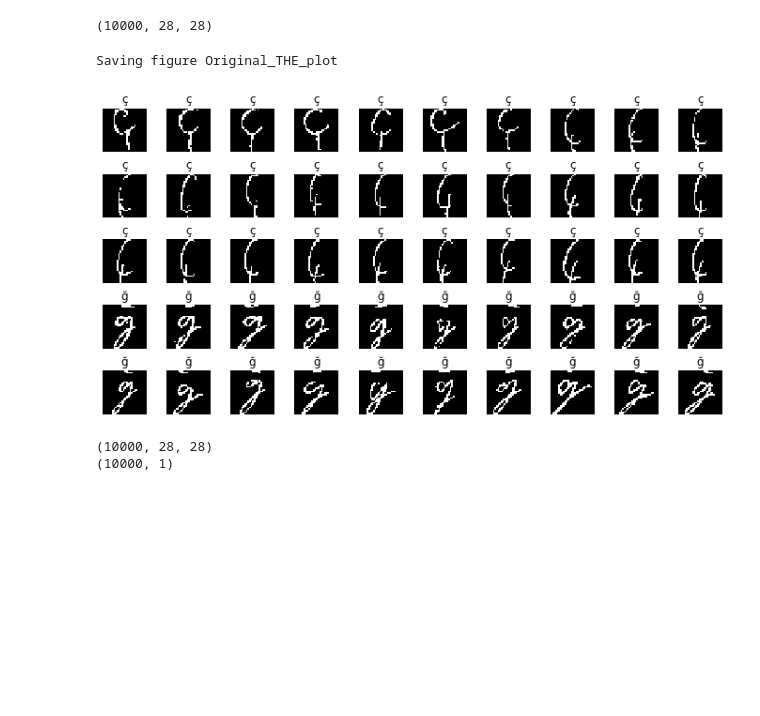
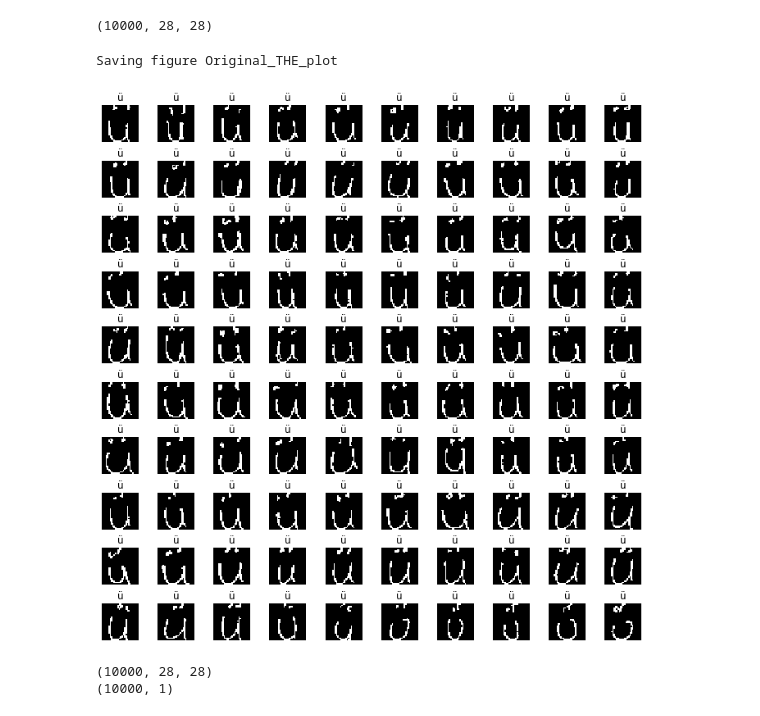
Before and after one commit to abodaotabashi/turkaracter, a Jupyter notebook: DataPreparation.ipynb, the cells around one changed output. Cells and saved outputs as stored; diff of their text form; code cells hidden in the pictures; blank space fills up the shorter version.

```diff
--- a/DataPreparation.ipynb
+++ b/DataPreparation.ipynb
@@ -86,9 +86,9 @@ def decodeLabel(value):
             71:252  #ü
         }
         return (chr(turkishDecoder.get(value)))
-    elif value > 71:
-        # Labels for punctuation marks
-        return 0
+    # elif value > 71:
+    #     # Labels for punctuation marks
+    #     return 0
 # %% [markdown]
 #### 0.1.3. Display the Image in the notebook instead of independent window (With the help of Matplotlib)
 # %%
@@ -733,22 +824,22 @@ print(X_the_original.shape)
 # %% [output]
 (10000, 28, 28)
 # %%
-n_rows = 5
+n_rows = 10
 n_cols = 10
 plt.figure(figsize=(n_cols * 1.2, n_rows * 1.2))
 for row in range(n_rows):
     for col in range(n_cols):
         index = n_cols * row + col
         plt.subplot(n_rows, n_cols, index + 1)
-        plt.imshow(X_the_original[index+70], cmap="gray", interpolation="nearest")
+        plt.imshow(X_the_original[index+400], cmap="gray", interpolation="nearest")
         plt.axis('off')
-        plt.title(decodeLabel(int(y_the_original[index+70])), fontsize=12)
+        plt.title(decodeLabel(int(y_the_original[index+400])), fontsize=12)
 plt.subplots_adjust(wspace=0.2, hspace=0.5)
 save_fig('Original_THE_plot', tight_layout=False)
 plt.show()
 # %% [output]
 Saving figure Original_THE_plot
-[figure, old version]
+[figure, new version]
 # %%
 print(X_the_original.shape)
 print(y_the_original.shape)
```
Also changed, not shown: parts of 7 cells of this notebook, 36 other files.
